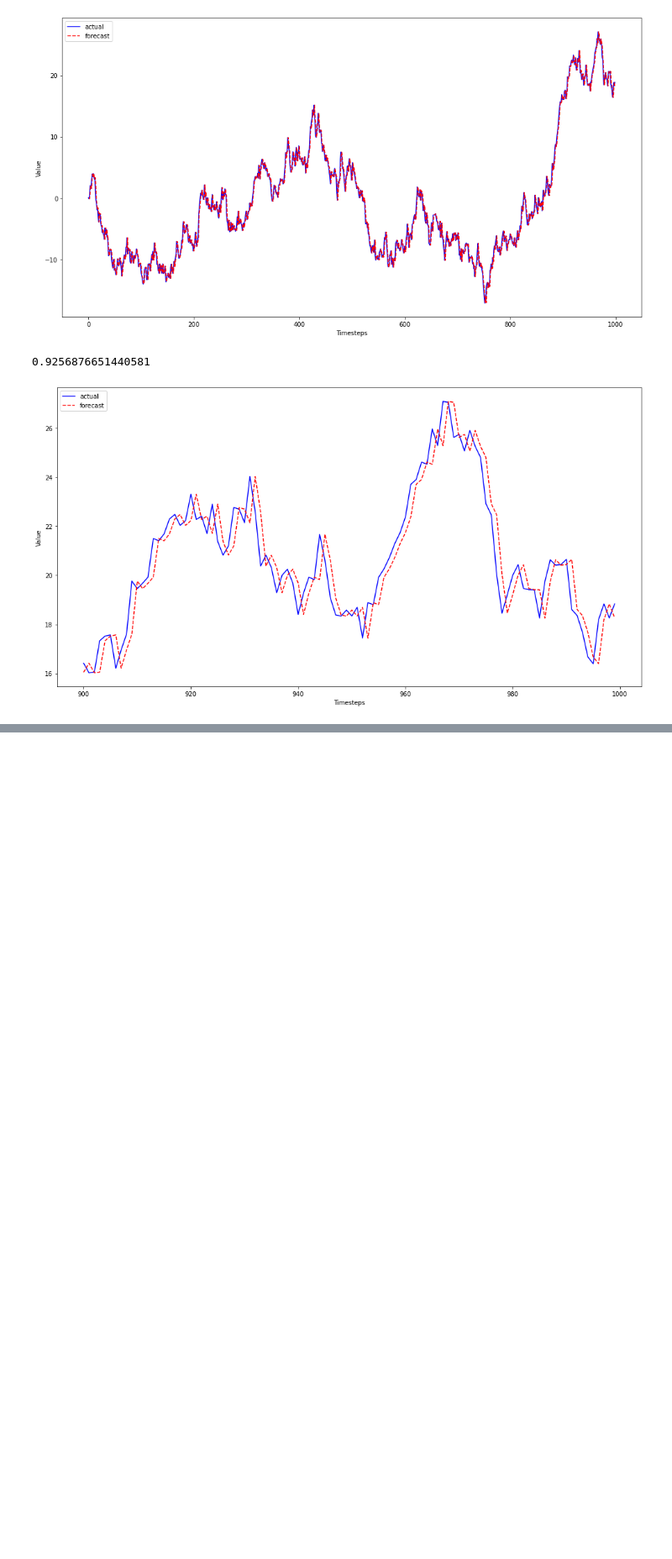
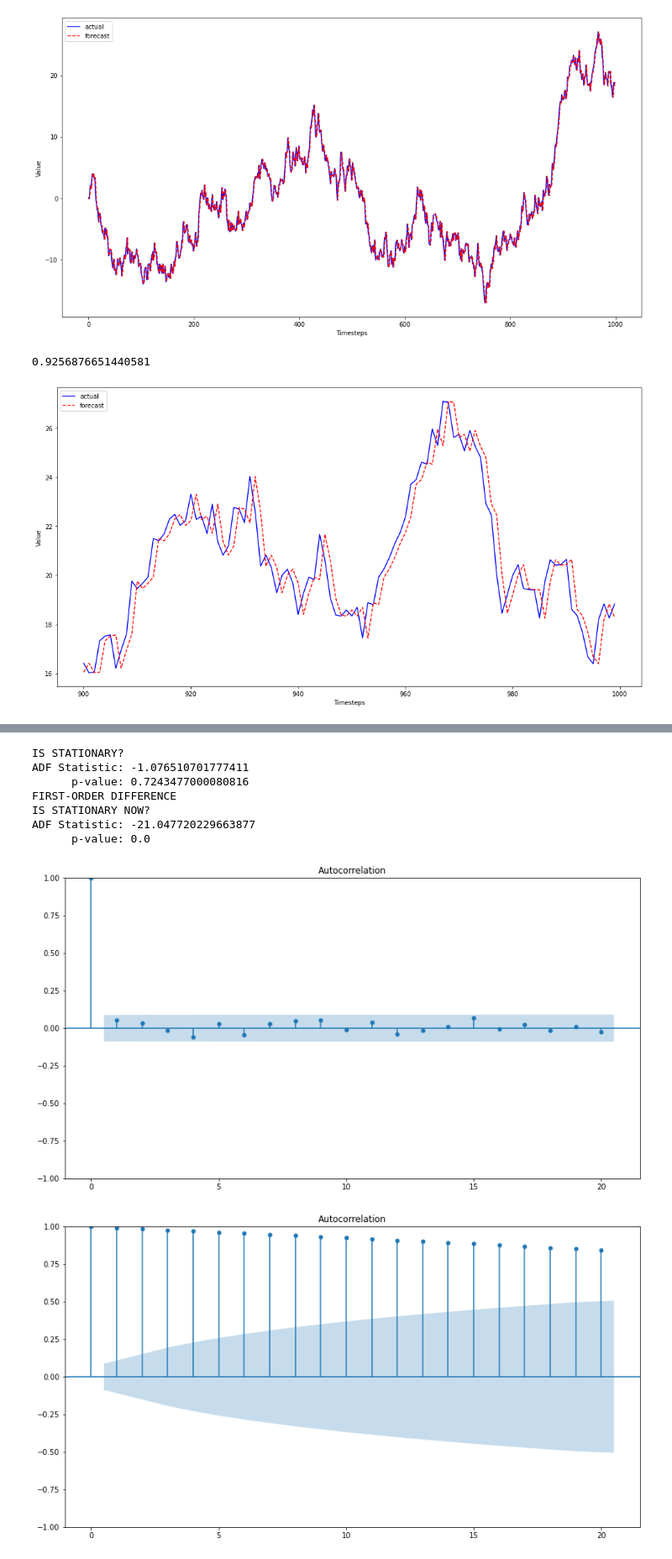
Before and after one commit to saramic/time-series-forecasting, a Jupyter notebook: ch03_random-walk.ipynb, the cells around one changed output, grey strips where cells are left out. Shown at 84% size. Drawn from its saved outputs; the diff is of its cells as text; code cells hidden in the pictures; blank space fills up the shorter version.

```diff
--- a/ch03_random-walk.ipynb
+++ b/ch03_random-walk.ipynb
@@ -219,0 +241,29 @@ plt.tight_layout()
+# %%
+print("IS STATIONARY?")
+ADF_result = adfuller(random_walk)
+
+print(f'ADF Statistic: {ADF_result[0]}')
+print(f'      p-value: {ADF_result[1]}')
+
+plot_acf(random_walk, lags=20)
+
+print("FIRST-ORDER DIFFERENCE")
+diff_random_walk = np.diff(random_walk, n=1)
+
+print("IS STATIONARY NOW?")
+ADF_result = adfuller(diff_random_walk)
+
+print(f'ADF Statistic: {ADF_result[0]}')
+print(f'      p-value: {ADF_result[1]}')
+
+plot_acf(diff_random_walk, lags=20)
+# %% [output]
+IS STATIONARY?
+ADF Statistic: -1.076510701777411
+      p-value: 0.7243477000080816
+FIRST-ORDER DIFFERENCE
+IS STATIONARY NOW?
+ADF Statistic: -21.047720229663877
+      p-value: 0.0
+[figure, added]
+[figure, added]
```
Also changed, not shown: parts of 14 cells of this notebook.
